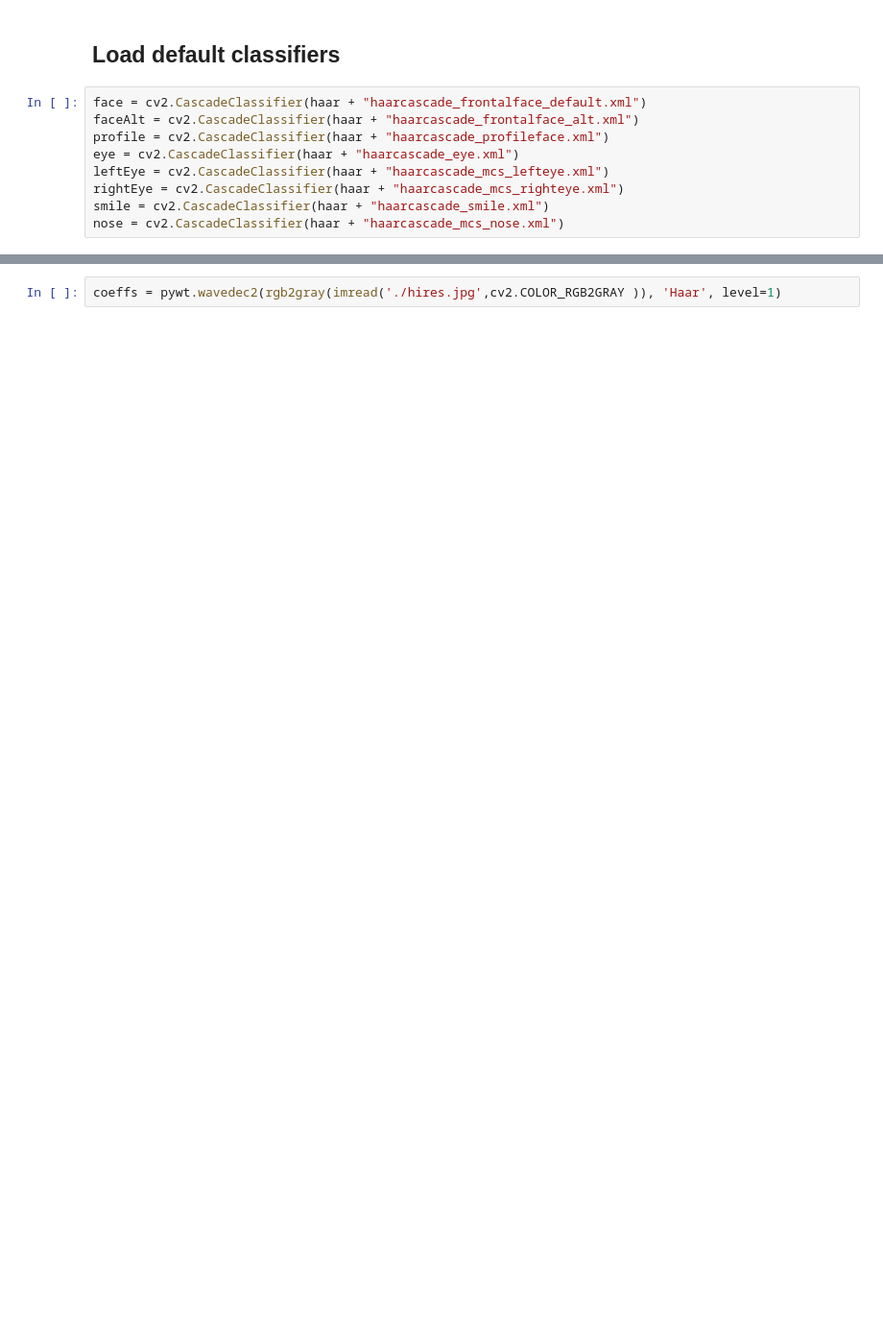
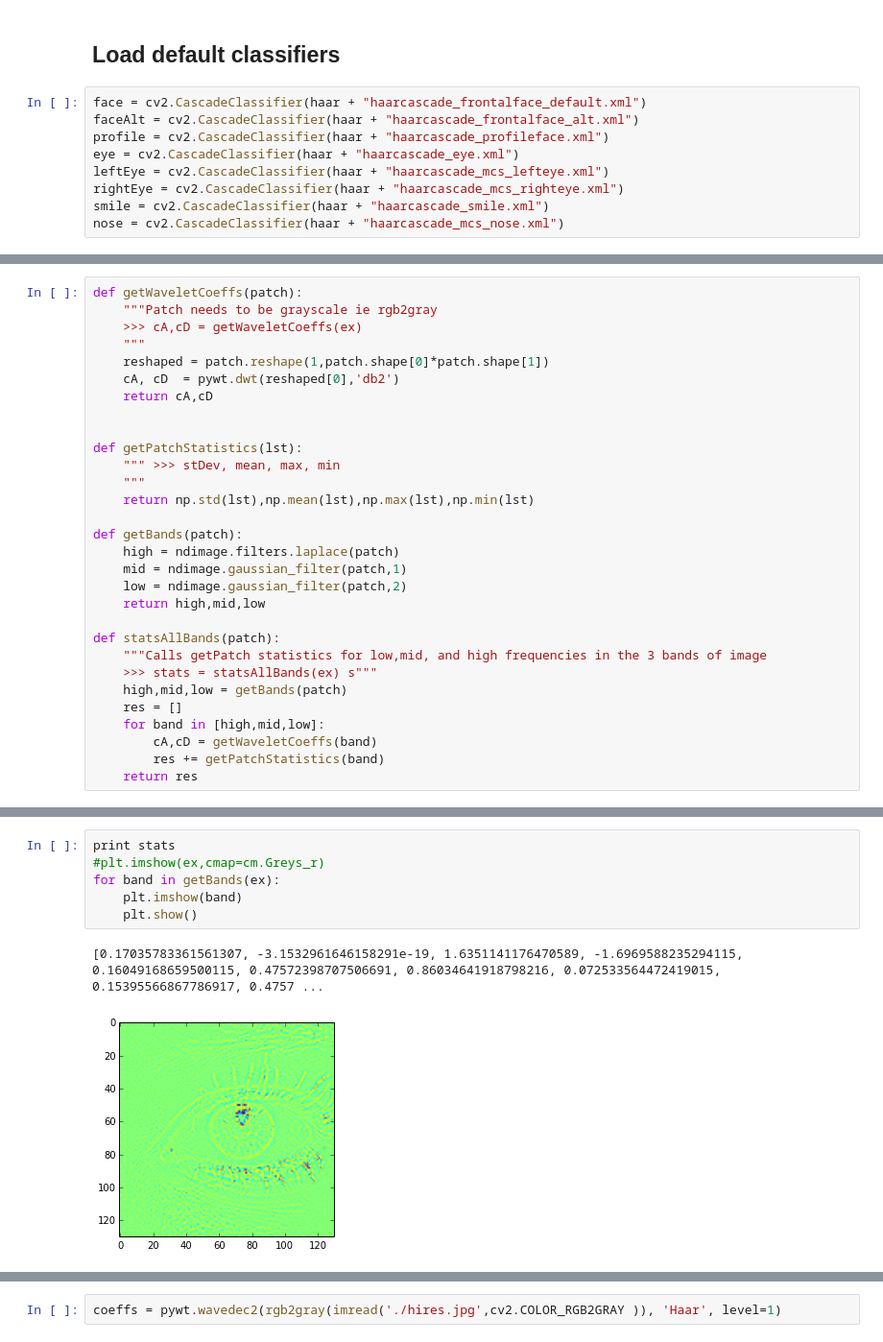
Before and after one commit to 100kristine/AestheticPortraits, a Jupyter notebook: featureExtraction.ipynb, the cells around one changed output, grey strips where cells are left out. Shown at 96% size. Saved outputs shown, nothing was run; the diff lists cells and outputs as text; blank space fills up the shorter version.

```diff
--- a/featureExtraction.ipynb
+++ b/featureExtraction.ipynb
@@ -185,0 +225,30 @@ def showCVim(im):
+# %%
+def getWaveletCoeffs(patch):
+    """Patch needs to be grayscale ie rgb2gray
+    >>> cA,cD = getWaveletCoeffs(ex)
+    """
+    reshaped = patch.reshape(1,patch.shape[0]*patch.shape[1])
+    cA, cD  = pywt.dwt(reshaped[0],'db2')
+    return cA,cD
+
+
+def getPatchStatistics(lst):
+    """ >>> stDev, mean, max, min
+    """
+    return np.std(lst),np.mean(lst),np.max(lst),np.min(lst)
+
+def getBands(patch):
+    high = ndimage.filters.laplace(patch)
+    mid = ndimage.gaussian_filter(patch,1)
+    low = ndimage.gaussian_filter(patch,2)
+    return high,mid,low
+
+def statsAllBands(patch):
+    """Calls getPatch statistics for low,mid, and high frequencies in the 3 bands of image
+    >>> stats = statsAllBands(ex) s"""
+    high,mid,low = getBands(patch)
+    res = []
+    for band in [high,mid,low]:
+        cA,cD = getWaveletCoeffs(band)
+        res += getPatchStatistics(band)
+    return res
@@ -185,0 +278,9 @@ def showCVim(im):
+# %%
+print stats
+#plt.imshow(ex,cmap=cm.Greys_r)
+for band in getBands(ex):
+    plt.imshow(band)
+    plt.show()
+# %% [output]
+[0.17035783361561307, -3.1532961646158291e-19, 1.6351141176470589, -1.6969588235294115, 0.16049168659500115, 0.47572398707506691, 0.86034641918798216, 0.072533564472419015, 0.15395566867786917, 0.4757 ...
+[figure, added]
```
Also changed, not shown: parts of 26 cells of this notebook.
